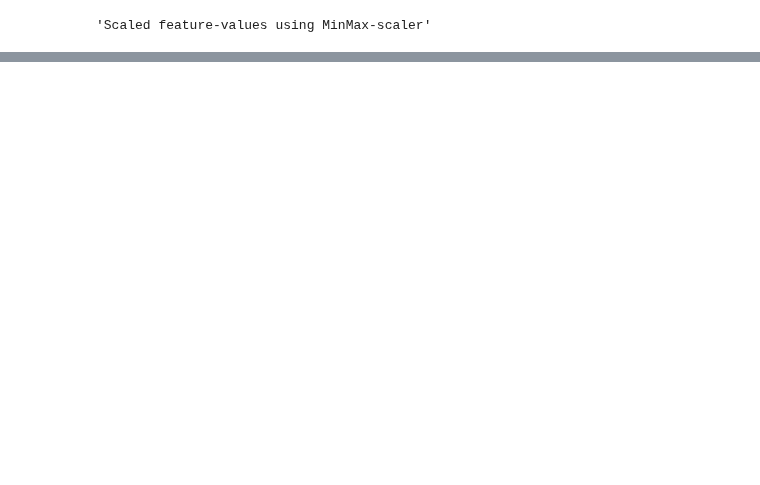
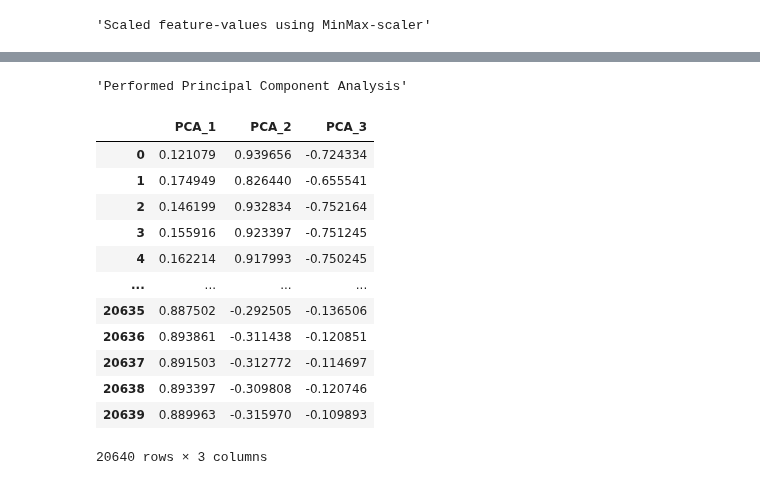
Before and after one commit to B0llemis/MLcode, a Jupyter notebook: Palanthir Experiment.ipynb, the cells around one changed output, grey strips where cells are left out. Saved outputs shown, nothing was run; the diff lists cells and outputs as text; code cells hidden in the pictures; blank space fills up the shorter version.

```diff
--- a/Palanthir Experiment.ipynb
+++ b/Palanthir Experiment.ipynb
@@ -294,0 +298,20 @@ pal.transformation_history[2].get('transformation')
+# %%
+pal.transformation_history[4].get('transformation')
+# %% [output]
+'Performed Principal Component Analysis'
+# %%
+pal.output
+# %% [output]
+|  | PCA_1 | PCA_2 | PCA_3 |
+| 0 | 0.121079 | 0.939656 | -0.724334 |
+| 1 | 0.174949 | 0.826440 | -0.655541 |
+| 2 | 0.146199 | 0.932834 | -0.752164 |
+| 3 | 0.155916 | 0.923397 | -0.751245 |
+| 4 | 0.162214 | 0.917993 | -0.750245 |
+| ... | ... | ... | ... |
+| 20635 | 0.887502 | -0.292505 | -0.136506 |
+| 20636 | 0.893861 | -0.311438 | -0.120851 |
+| 20637 | 0.891503 | -0.312772 | -0.114697 |
+| 20638 | 0.893397 | -0.309808 | -0.120746 |
+| 20639 | 0.889963 | -0.315970 | -0.109893 |
+20640 rows × 3 columns
```
Also changed, not shown: parts of 9 cells of this notebook, 1 other file.
